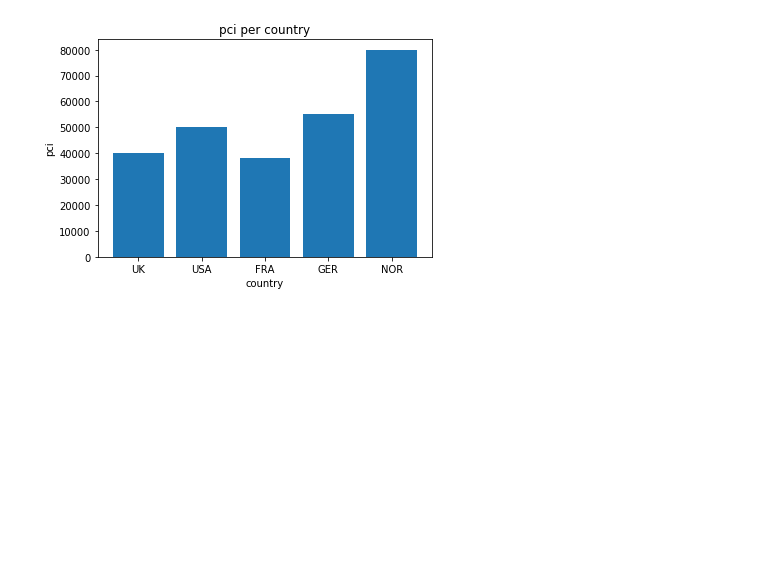
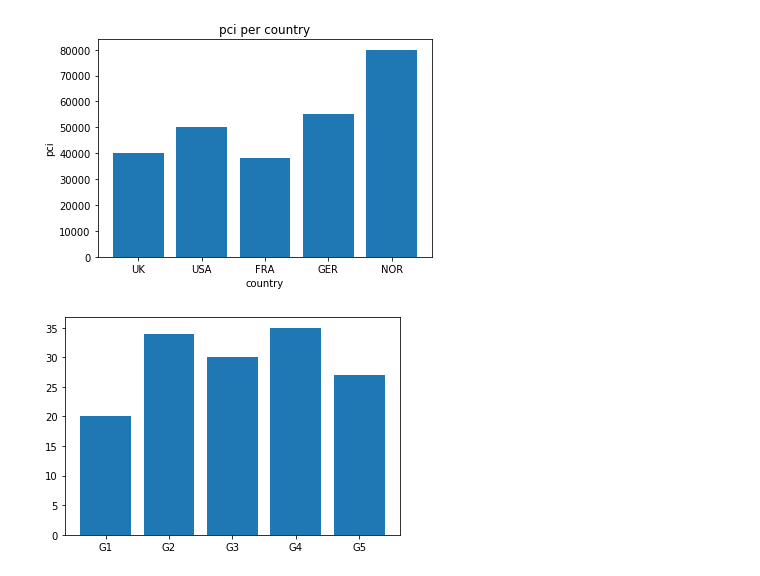
Before and after one commit to EnginKosure/Jupyter_nb, a Jupyter notebook: statistics_and_regex/DataVis_2.ipynb, the cells around one changed output. Cells and saved outputs as stored; diff of their text form; code cells hidden in the pictures; blank space fills up the shorter version.

```diff
--- a/statistics_and_regex/DataVis_2.ipynb
+++ b/statistics_and_regex/DataVis_2.ipynb
@@ -67,3 +68,12 @@ ax.set_title('pci per country')
 # %% [output]
 Text(0.5, 1.0, 'pci per country')
 [figure]
+# %%
+labels = ['G1', 'G2', 'G3', 'G4', 'G5']
+men_means = [20, 34, 30, 35, 27]
+women_means = [25, 32, 34, 20, 25]
+# %%
+fig,ax=plt.subplots()
+ax.bar(labels,men_means);
+# %% [output]
+[figure, added]
```
Also changed, not shown: parts of 2 cells of this notebook, 1 other file.
